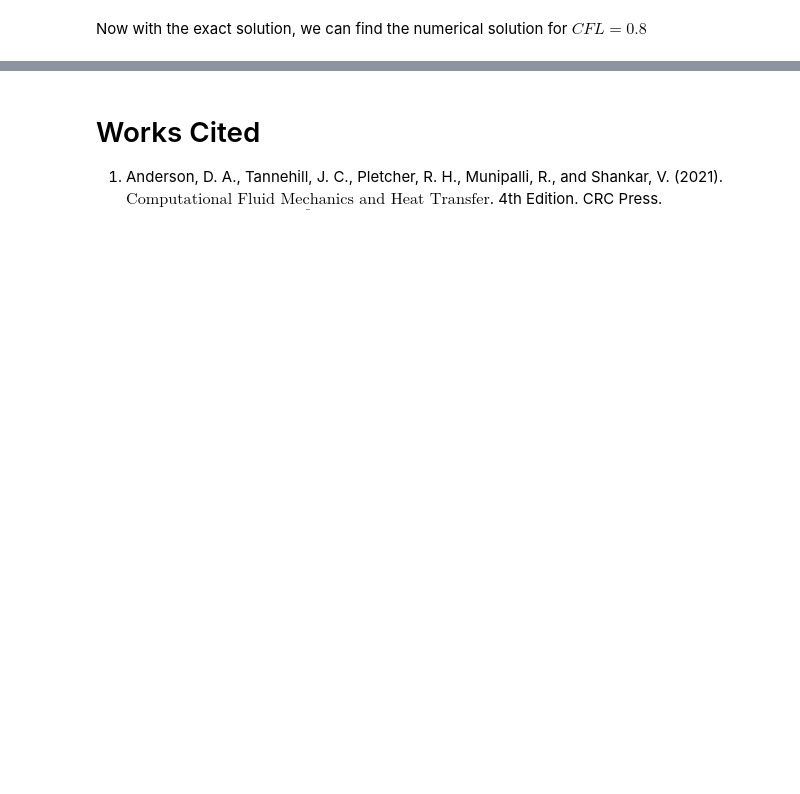
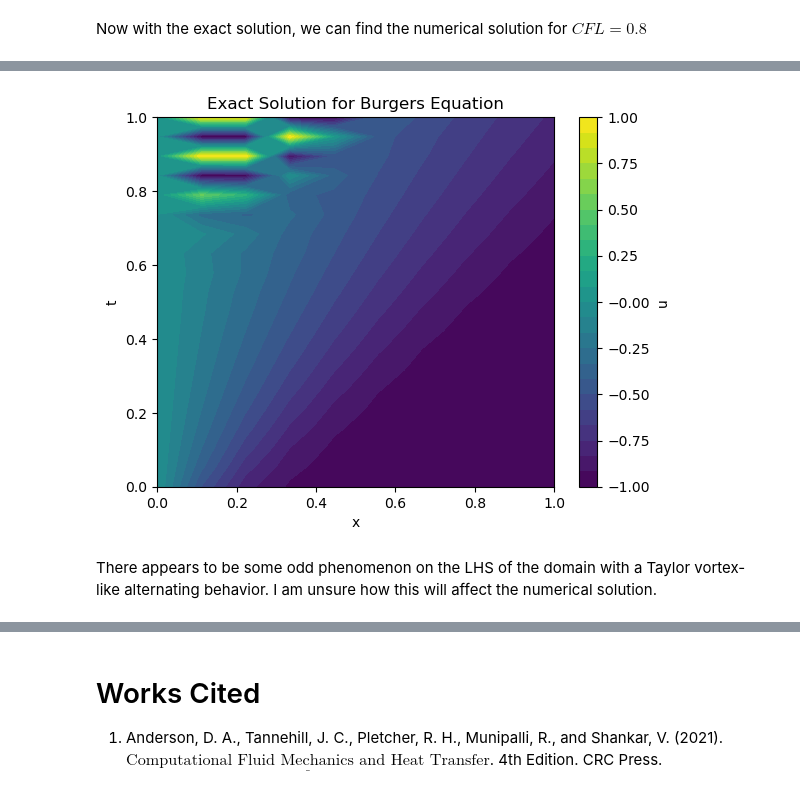
Before and after one commit to mhland10/me5653_CFD_repo, a Jupyter notebook: hw/hw3/HW3.ipynb, the cells around one changed output, grey strips where cells are left out. Cells and saved outputs as stored; diff of their text form; code cells hidden in the pictures; blank space fills up the shorter version.

```diff
--- a/hw/hw3/HW3.ipynb
+++ b/hw/hw3/HW3.ipynb
@@ -230,0 +210,32 @@ plt.show()
+# %%
+k=5
+# %%
+u_exact = np.zeros( ( len(x_domain) , len(t_domain) ) )
+
+for i , t in enumerate( t_domain ):
+    if i>0:
+        u_exact[:,i] = - U * np.tanh( k * ( x_domain + u_exact[:,i-1] * t ) )
+    else:
+        u_exact[:,i] = - U * np.tanh( k * x_domain )
+# %%
+x = x_domain
+y = t_domain
+X , Y = np.meshgrid( x , y )
+
+Z = u_exact
+
+levels=np.linspace( np.min(u_exact) , np.max(u_exact) , 25 )
+contour = plt.contourf( X.T , Y.T , Z , levels=levels )
+
+plt.title( "Exact Solution for Burgers Equation" )
+plt.xlabel( "x" )
+plt.ylabel( "t" )
+
+cbar = plt.colorbar( contour )
+cbar.set_label( "u" )
+
+plt.show()
+# %% [output]
+[figure, added]
+# %% [markdown]
+There appears to be some odd phenomenon on the LHS of the domain with a Taylor vortex-like alternating behavior. I am unsure how this will affect the numerical solution.
```
Also changed, not shown: parts of 87 cells of this notebook, 1 other file.
